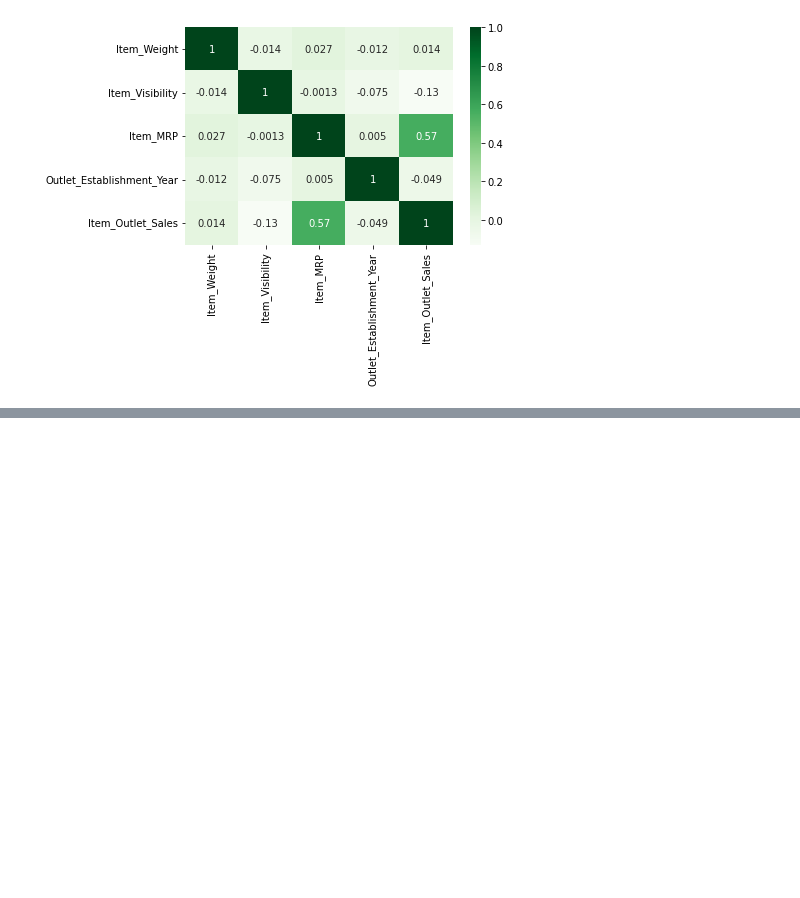
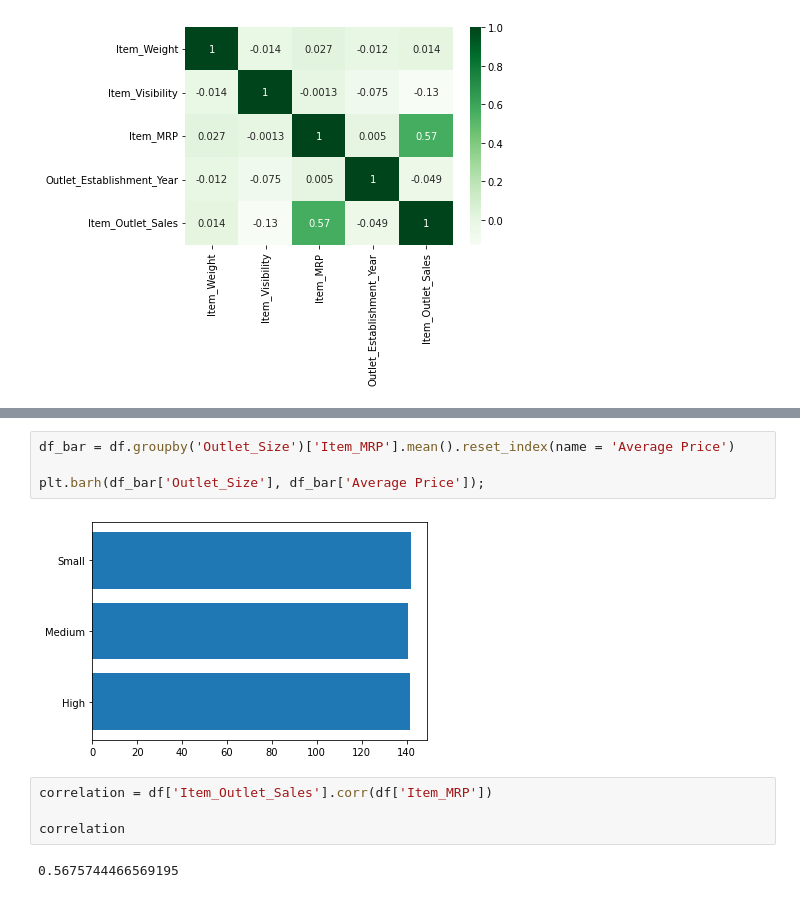
Before and after one commit to githubssr25/sales-predictions, a Jupyter notebook: Week_3_Project_Core_Assignment.ipynb, the cells around one changed output, grey strips where cells are left out. Cells and saved outputs as stored; diff of their text form; blank space fills up the shorter version.

```diff
--- a/Week_3_Project_Core_Assignment.ipynb
+++ b/Week_3_Project_Core_Assignment.ipynb
@@ -129,0 +167,12 @@ sns.heatmap(corr, cmap = 'Greens', annot = True)
+# %%
+df_bar = df.groupby('Outlet_Size')['Item_MRP'].mean().reset_index(name = 'Average Price')
+
+plt.barh(df_bar['Outlet_Size'], df_bar['Average Price']);
+# %% [output]
+[figure, added]
+# %%
+correlation = df['Item_Outlet_Sales'].corr(df['Item_MRP'])
+
+correlation
+# %% [output]
+0.5675744466569195
```
Also changed, not shown: parts of 3 cells of this notebook.
